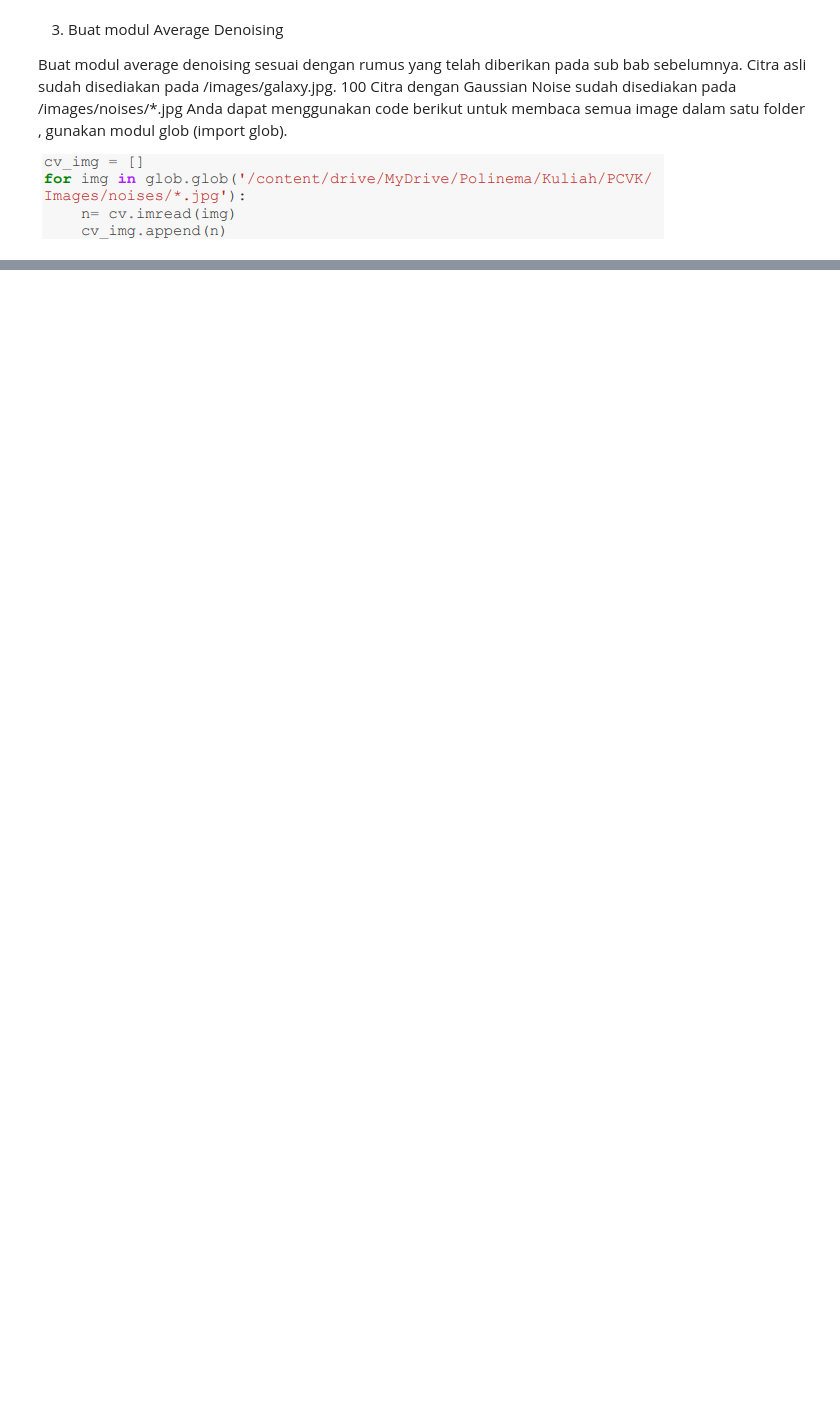
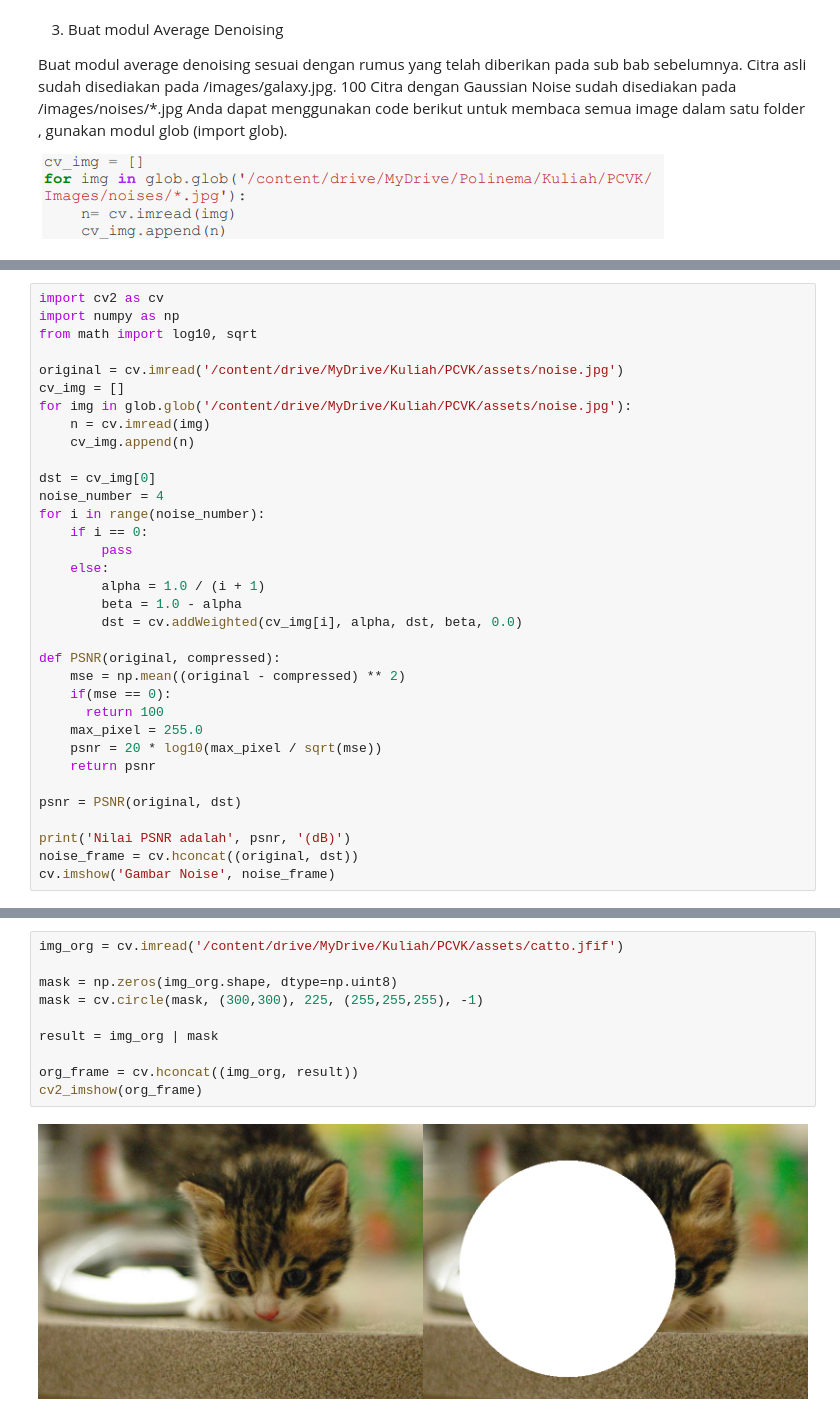
Before and after one commit to gabrieldimas/pcvk-study-2023, a Jupyter notebook: Week5.ipynb, the cells around one changed output, grey strips where cells are left out. Cells and saved outputs as stored; diff of their text form; blank space fills up the shorter version.

```diff
--- a/Week5.ipynb
+++ b/Week5.ipynb
@@ -134,0 +98,34 @@ AttributeError: ignored
+# %%
+import cv2 as cv
+import numpy as np
+from math import log10, sqrt
+
+original = cv.imread('/content/drive/MyDrive/Kuliah/PCVK/assets/noise.jpg')
+cv_img = []
+for img in glob.glob('/content/drive/MyDrive/Kuliah/PCVK/assets/noise.jpg'):
+    n = cv.imread(img)
+    cv_img.append(n)
+
+dst = cv_img[0]
+noise_number = 4
+for i in range(noise_number):
+    if i == 0:
+        pass
+    else:
+        alpha = 1.0 / (i + 1)
+        beta = 1.0 - alpha
+        dst = cv.addWeighted(cv_img[i], alpha, dst, beta, 0.0)
+
+def PSNR(original, compressed):
+    mse = np.mean((original - compressed) ** 2)
+    if(mse == 0):
+      return 100
+    max_pixel = 255.0
+    psnr = 20 * log10(max_pixel / sqrt(mse))
+    return psnr
+
+psnr = PSNR(original, dst)
+
+print('Nilai PSNR adalah', psnr, '(dB)')
+noise_frame = cv.hconcat((original, dst))
+cv.imshow('Gambar Noise', noise_frame)
@@ -134,0 +139,12 @@ AttributeError: ignored
+# %%
+img_org = cv.imread('/content/drive/MyDrive/Kuliah/PCVK/assets/catto.jfif')
+
+mask = np.zeros(img_org.shape, dtype=np.uint8)
+mask = cv.circle(mask, (300,300), 225, (255,255,255), -1)
+
+result = img_org | mask
+
+org_frame = cv.hconcat((img_org, result))
+cv2_imshow(org_frame)
+# %% [output]
+[figure, added]
```
Also changed, not shown: parts of 10 cells of this notebook.
